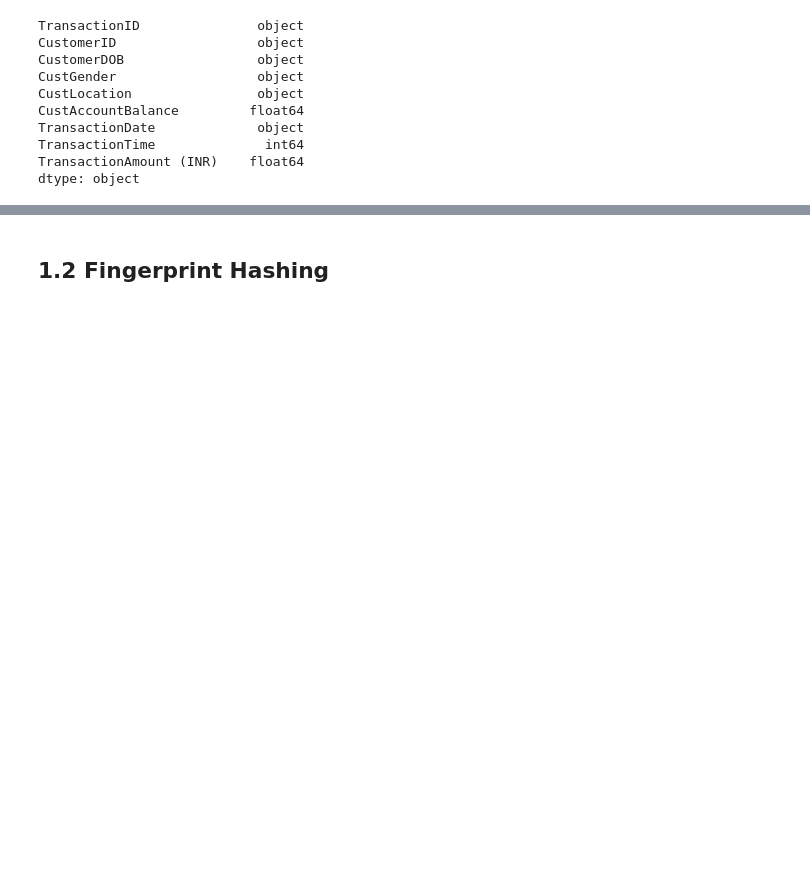
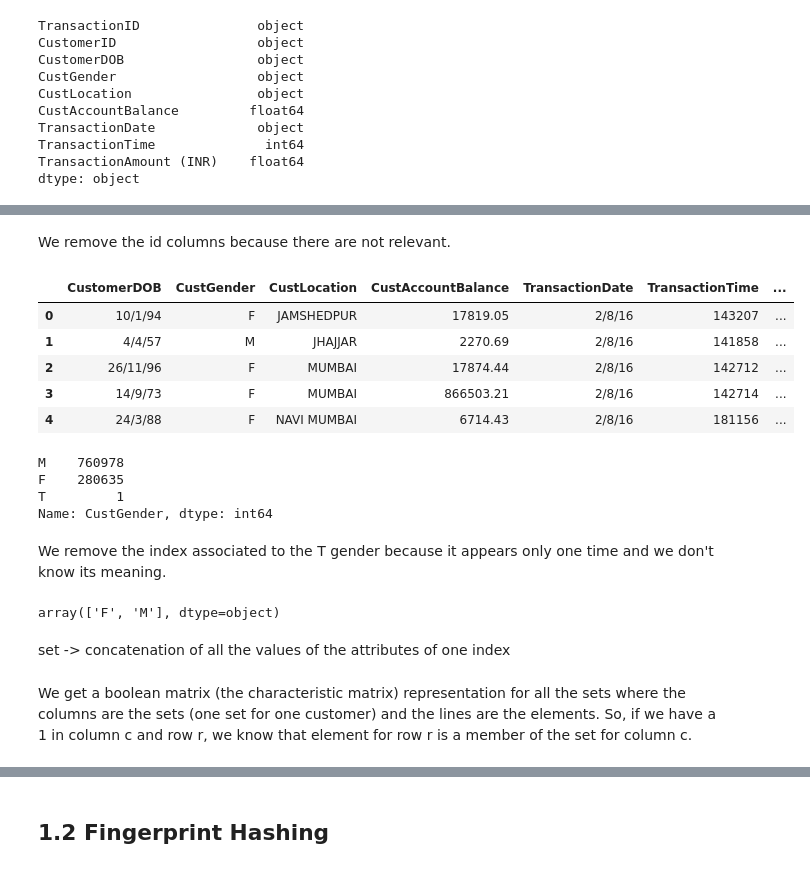
Before and after one commit to YassHarrach/ADM-HW4, a Jupyter notebook: main.ipynb, the cells around one changed output, grey strips where cells are left out. Cells and saved outputs as stored; diff of their text form; code cells hidden in the pictures; blank space fills up the shorter version.

```diff
--- a/main.ipynb
+++ b/main.ipynb
@@ -39,0 +84,2 @@ sum(list(data['TransactionAmount (INR)']))
+# %% [markdown]
+We remove the id columns because there are not relevant.
@@ -39,0 +88,18 @@ sum(list(data['TransactionAmount (INR)']))
+# %%
+df.head()
+# %% [output]
+|  | CustomerDOB | CustGender | CustLocation | CustAccountBalance | TransactionDate | TransactionTime | ... |
+| 0 | 10/1/94 | F | JAMSHEDPUR | 17819.05 | 2/8/16 | 143207 | ... |
+| 1 | 4/4/57 | M | JHAJJAR | 2270.69 | 2/8/16 | 141858 | ... |
+| 2 | 26/11/96 | F | MUMBAI | 17874.44 | 2/8/16 | 142712 | ... |
+| 3 | 14/9/73 | F | MUMBAI | 866503.21 | 2/8/16 | 142714 | ... |
+| 4 | 24/3/88 | F | NAVI MUMBAI | 6714.43 | 2/8/16 | 181156 | ... |
+# %%
+df['CustGender'].value_counts()
+# %% [output]
+M    760978
+F    280635
+T         1
+Name: CustGender, dtype: int64
+# %% [markdown]
+We remove the index associated to the T gender because it appears only one time and we don't know its meaning.
@@ -39,0 +108,8 @@ sum(list(data['TransactionAmount (INR)']))
+# %%
+df['CustGender'].unique()
+# %% [output]
+array(['F', 'M'], dtype=object)
+# %% [markdown]
+set -> concatenation of all the values of the attributes of one index
+# %% [markdown]
+We get a boolean matrix (the characteristic matrix) representation for all the sets where the columns are the sets (one set for one customer) and the lines are the elements. So, if we have a 1 in column c and row r, we know that element for row r is a member of the set for column c.
```
Also changed, not shown: parts of 46 cells of this notebook.
